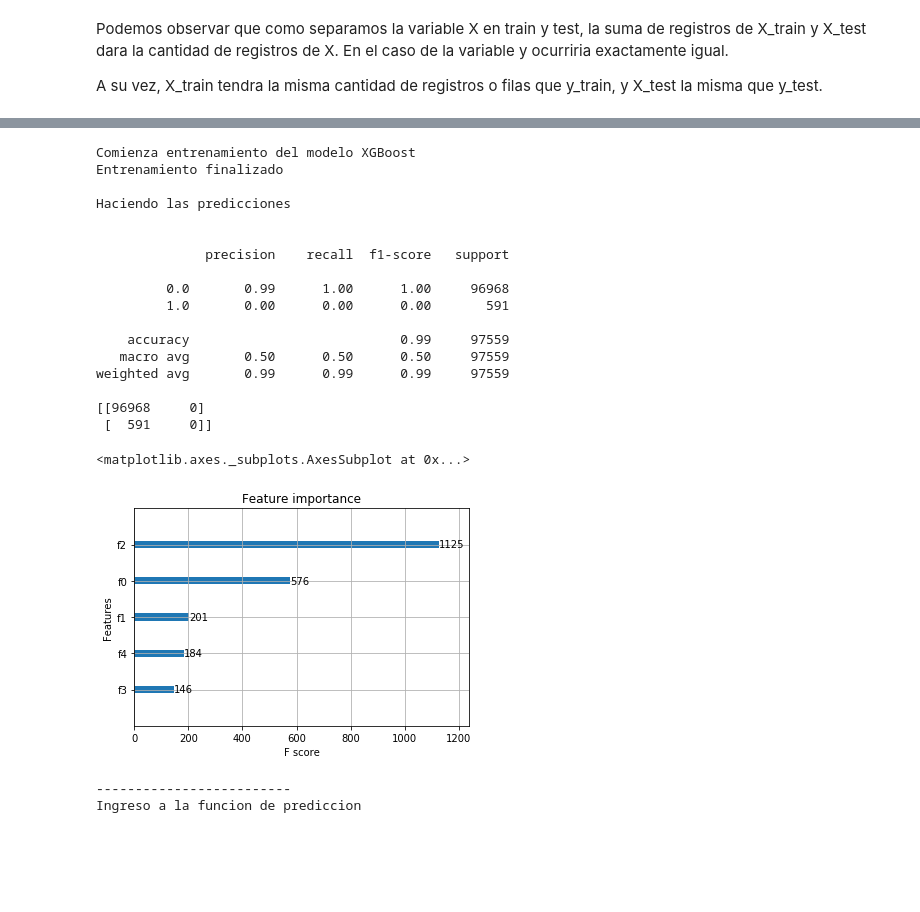
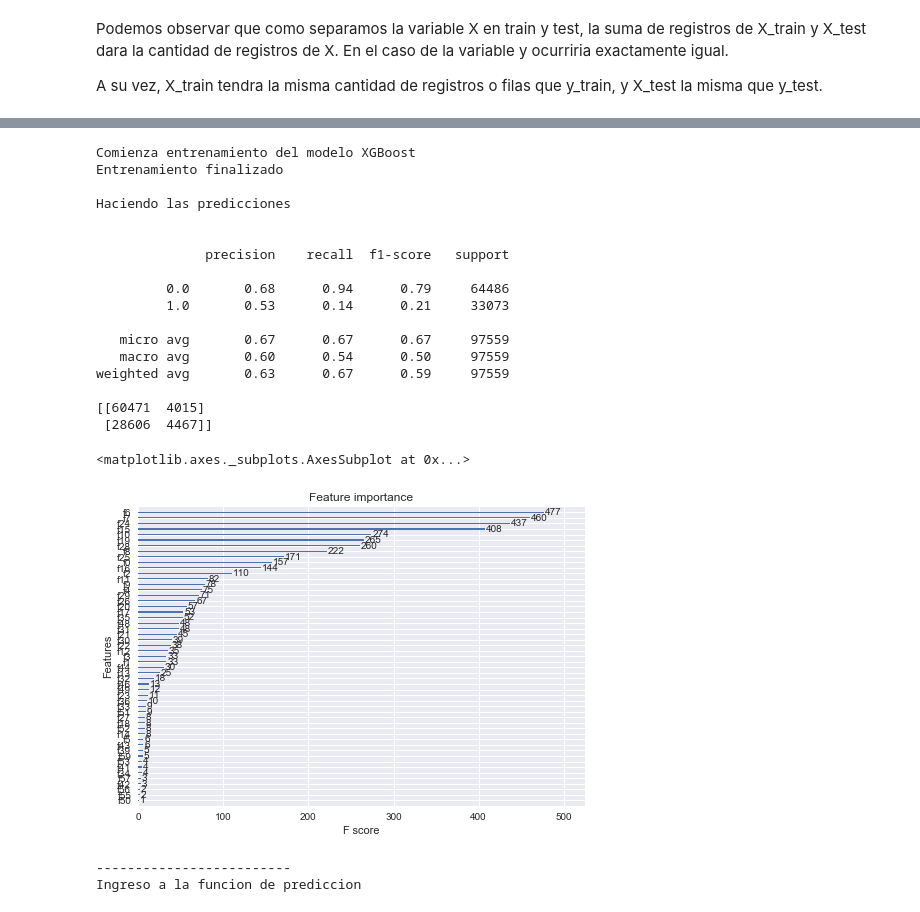
Before and after one commit to andreablatter/DataScience, a Jupyter notebook: Banco.ipynb, the cells around one changed output, grey strips where cells are left out. Drawn from its saved outputs; the diff is of its cells as text; code cells hidden in the pictures; blank space fills up the shorter version.

Commit message:
2 modelos mas

```diff
--- a/Banco.ipynb
+++ b/Banco.ipynb
@@ -654,8 +725,6 @@ Index(['Unnamed: 0', 'cant_productos', 'cant_TC', 'Edad', 'cant_TC_ant_1',
 # %%
 #Nuestro tag estara dado por la columna target, al que llamaremos y
-y = df_best_corr['target']
+y = df_best_corr['target2']
-# %%
-df_best_corr.drop(columns=['Unnamed: 0','target'], inplace=True)
 # %%
 df_best_corr.columns
 # %% [output]
@@ -674,8 +755,6 @@ ya que ya hicimos su analisis y las utilizamos pero ya no tienen mas sentido
 
 Y solamente tomamos en cuenta las columnas que son numericas
 # %%
-columns = [col for col in df_best_corr.columns if col not in ['periodo_cli', 'FechaSaldos_2019-12-06 09:45:00', 'FechaSaldos_2020-01-08 09:48:00',
-       'FechaSaldos_2020-02-07 14:13:00', 'CategoriaProducto_JUB00021',
-       'CategoriaProducto_K  00021']]
+columns = [col for col in df_best_corr.columns if col not in ['target2']]
 columns
 # %% [output]
@@ -793,7 +888,7 @@ def predict(data_to_predict, xgb_model):
 
     return XGB_preds
 # %%
-modelo = train(X_train, y_train)
+modelo1 = train(X_train, y_train)
 # %% [output]
 Comienza entrenamiento del modelo XGBoost
 Entrenamiento finalizado
@@ -803,19 +898,19 @@ Haciendo las predicciones
 
               precision    recall  f1-score   support
 
-         0.0       0.99      1.00      1.00     96968
-         1.0       0.00      0.00      0.00       591
+         0.0       0.68      0.94      0.79     64486
+         1.0       0.53      0.14      0.21     33073
 
-    accuracy                           0.99     97559
-   macro avg       0.50      0.50      0.50     97559
-weighted avg       0.99      0.99      0.99     97559
+   micro avg       0.67      0.67      0.67     97559
+   macro avg       0.60      0.54      0.50     97559
+weighted avg       0.63      0.67      0.59     97559
 
-[[96968     0]
- [  591     0]]
+[[60471  4015]
+ [28606  4467]]
 # %%
 from xgboost import plot_importance
-plot_importance(modelo, )
+plot_importance(modelo1, )
 # %% [output]
 <matplotlib.axes._subplots.AxesSubplot at 0x...>
-[figure, old version]
+[figure, new version]
 # %%
```
Also changed, not shown: parts of 50 cells of this notebook.
